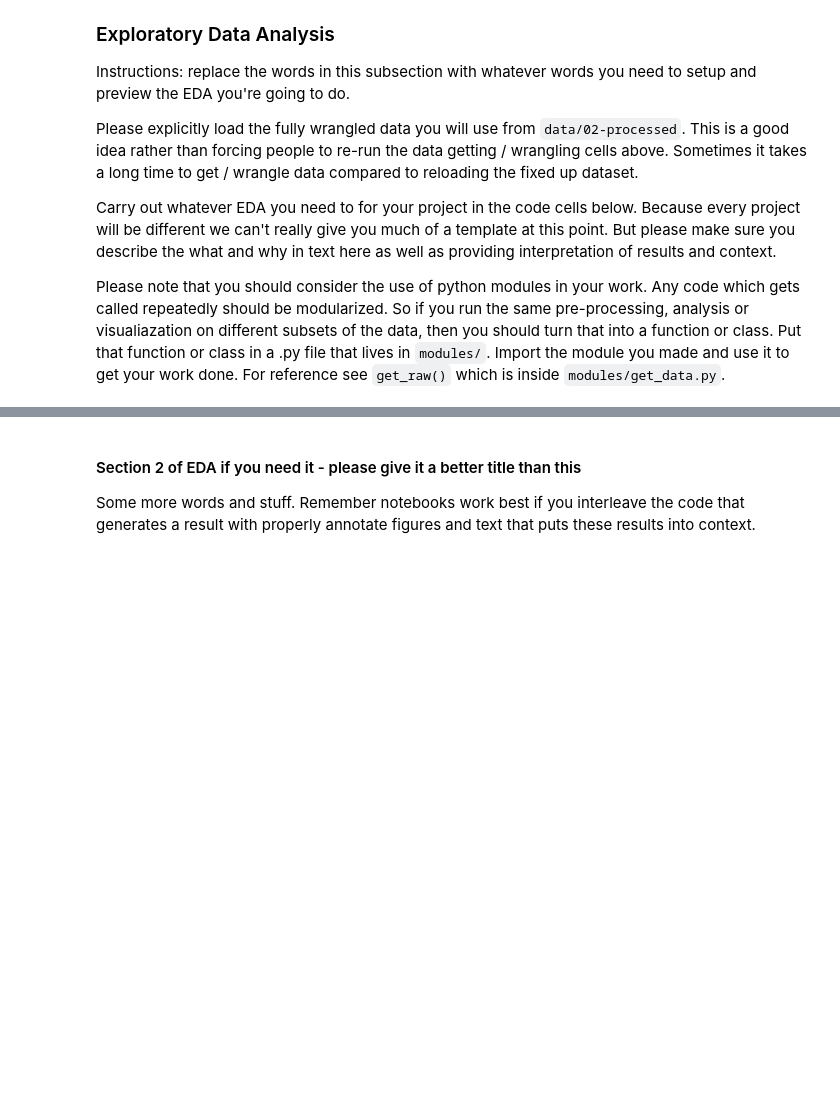
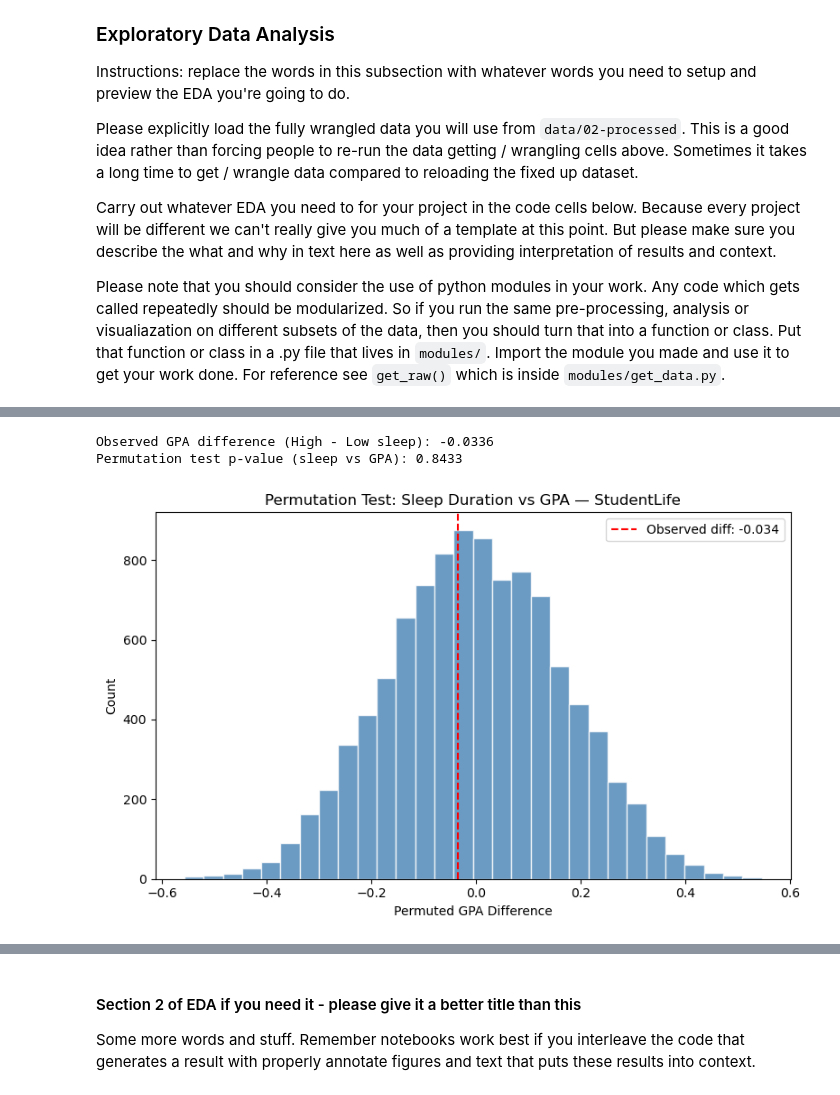
Before and after one commit to AnEpiphanyMaybe/sleep-screen-time-analysis, a Jupyter notebook: 02-EDACheckpoint.ipynb, the cells around one changed output, grey strips where cells are left out. Cells and saved outputs as stored; diff of their text form; code cells hidden in the pictures; blank space fills up the shorter version.

```diff
--- a/02-EDACheckpoint.ipynb
+++ b/02-EDACheckpoint.ipynb
@@ -445,0 +775,33 @@ Some more words and stuff.  Remember notebooks work best if you interleave the c
+# %%
+# ── Binned permutation test: Sleep hours vs GPA ─────────────────────────
+user_behavior['sleep_group'] = pd.qcut(user_behavior['avg_sleep_hours'], q=3, labels=['Low Sleep', 'Medium Sleep', 'High Sleep'], duplicates='drop')
+
+low_gpa_sleep = user_behavior[user_behavior['sleep_group'] == 'Low Sleep']['gpa_all'].dropna()
+high_gpa_sleep = user_behavior[user_behavior['sleep_group'] == 'High Sleep']['gpa_all'].dropna()
+observed_diff_sleep = high_gpa_sleep.mean() - low_gpa_sleep.mean()
+print(f"\nObserved GPA difference (High - Low sleep): {observed_diff_sleep:.4f}")
+
+n_permutations = 10000
+combined_sleep = np.concatenate([low_gpa_sleep, high_gpa_sleep])
+perm_diffs_sleep = []
+for _ in range(n_permutations):
+    np.random.shuffle(combined_sleep)
+    perm_diffs_sleep.append(combined_sleep[len(low_gpa_sleep):].mean() - combined_sleep[:len(low_gpa_sleep)].mean())
+
+p_value_sleep = np.mean(np.abs(perm_diffs_sleep) >= np.abs(observed_diff_sleep))
+print(f"Permutation test p-value (sleep vs GPA): {p_value_sleep:.4f}")
+
+plt.figure(figsize=(8, 5))
+plt.hist(perm_diffs_sleep, bins=30, color='steelblue', edgecolor='white', alpha=0.8)
+plt.axvline(observed_diff_sleep, color='red', linestyle='--',
+            label=f'Observed diff: {observed_diff_sleep:.3f}')
+plt.xlabel('Permuted GPA Difference')
+plt.ylabel('Count')
+plt.title('Permutation Test: Sleep Duration vs GPA — StudentLife')
+plt.legend()
+plt.tight_layout()
+plt.show()
+# %% [output]
+Observed GPA difference (High - Low sleep): -0.0336
+Permutation test p-value (sleep vs GPA): 0.8433
+[figure, added]
```
Also changed, not shown: parts of 36 cells of this notebook.
